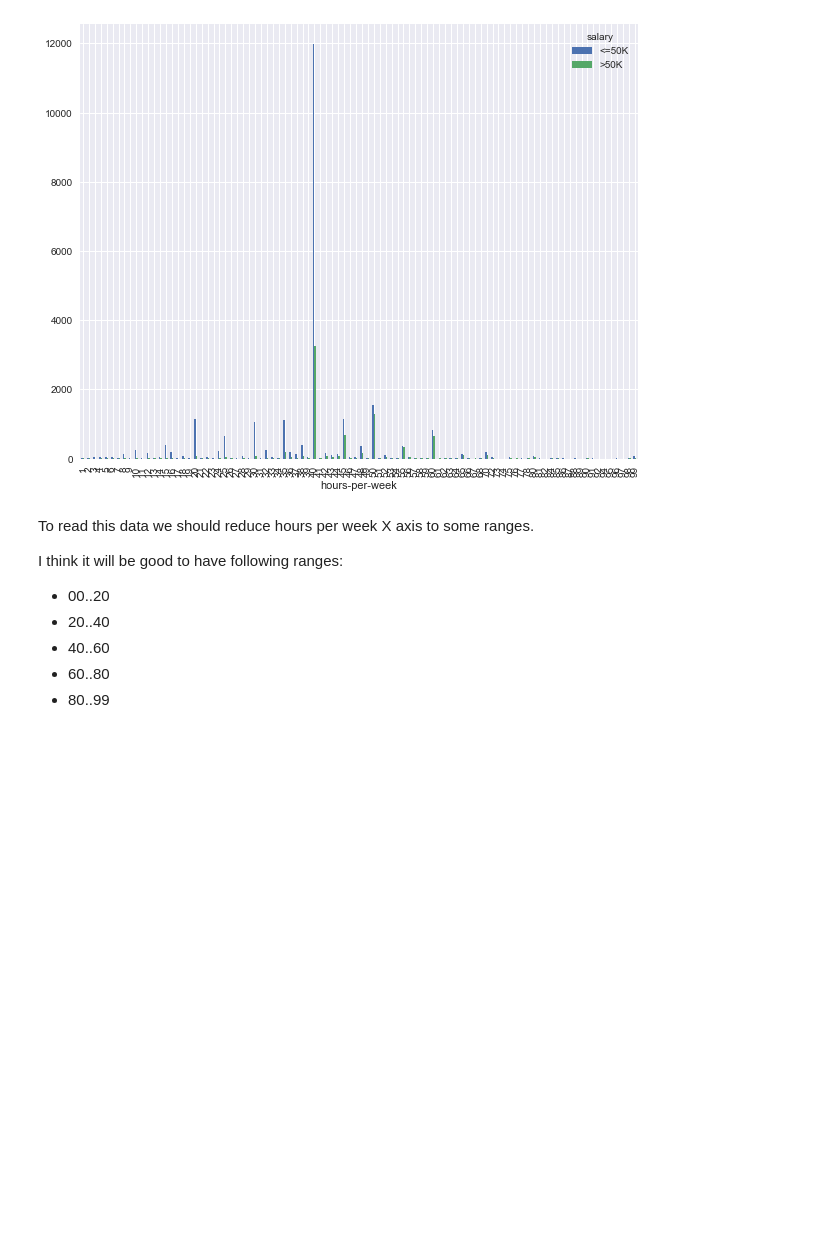
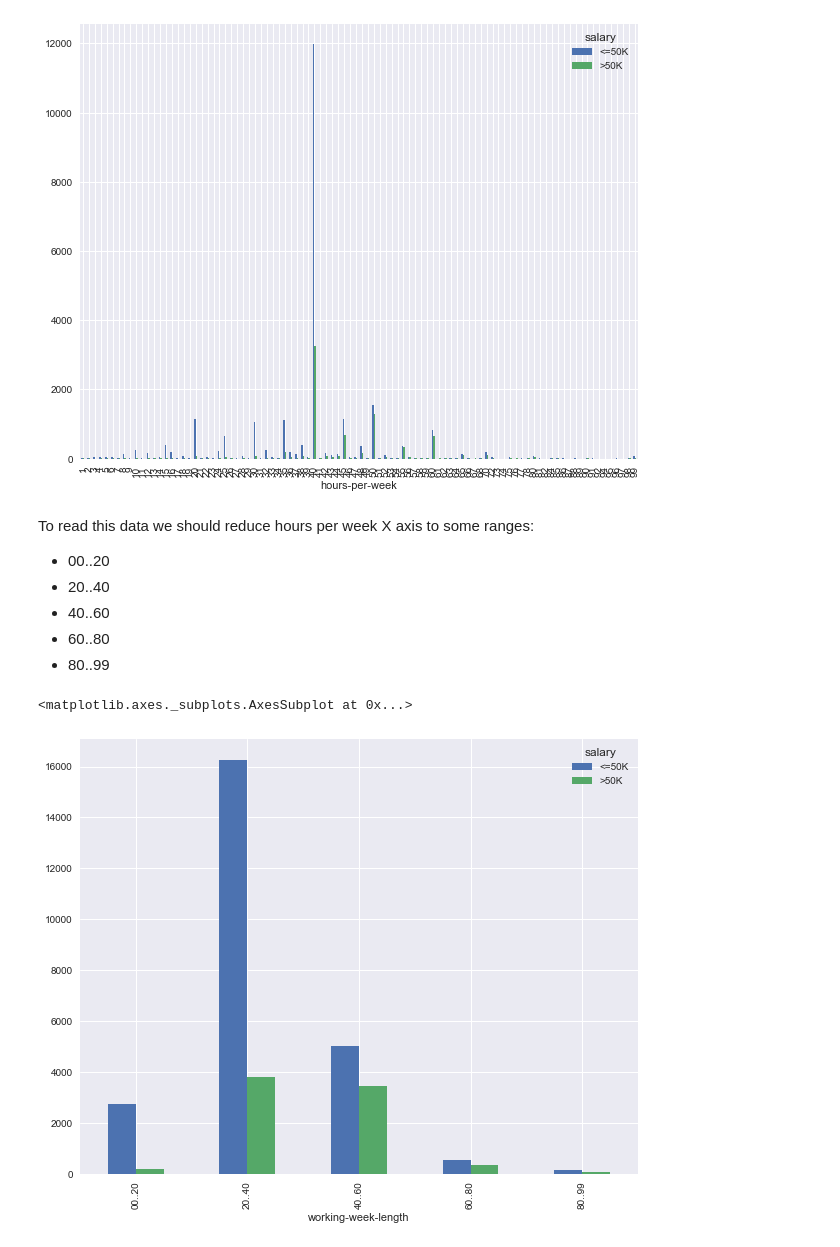
Before and after one commit to pvlbzn/datascience, a Jupyter notebook: adults_analisys.ipynb, the cells around one changed output. Cells and saved outputs as stored; diff of their text form; code cells hidden in the pictures; blank space fills up the shorter version.

```diff
--- a/adults_analisys.ipynb
+++ b/adults_analisys.ipynb
@@ -301,12 +315,30 @@ pd.crosstab(data['hours-per-week'], data['salary']).plot(kind='bar')
 <matplotlib.axes._subplots.AxesSubplot at 0x...>
 [figure]
 # %% [markdown]
-To read this data we should reduce hours per week X axis to some ranges.
-
-I think it will be good to have following ranges:
+To read this data we should reduce hours per week X axis to some ranges:
 
 * 00..20
 * 20..40
 * 40..60
 * 60..80
 * 80..99
+# %%
+# Ranging function
+def in_range(n: int) -> str:
+    if n > 80:
+        return '80..99'
+    elif n > 60:
+        return '60..80'
+    elif n > 40:
+        return '40..60'
+    elif n > 20:
+        return '20..40'
+    elif n <= 20:
+        return '00..20'
+
+data['working-week-length'] = data.apply(lambda x: in_range(x['hours-per-week']), axis=1)
+# %%
+pd.crosstab(data['working-week-length'], data['salary']).plot(kind='bar')
+# %% [output]
+<matplotlib.axes._subplots.AxesSubplot at 0x...>
+[figure, added]
```
Also changed, not shown: parts of 24 cells of this notebook.
